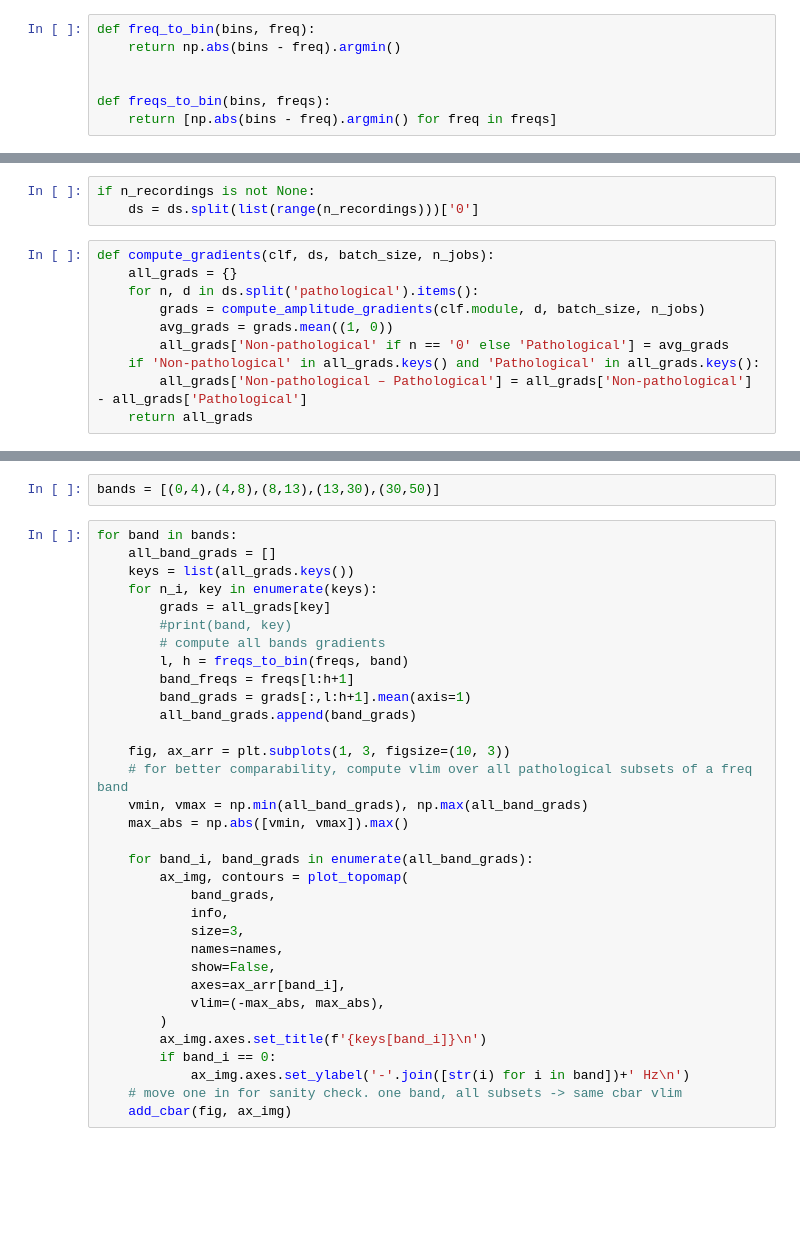
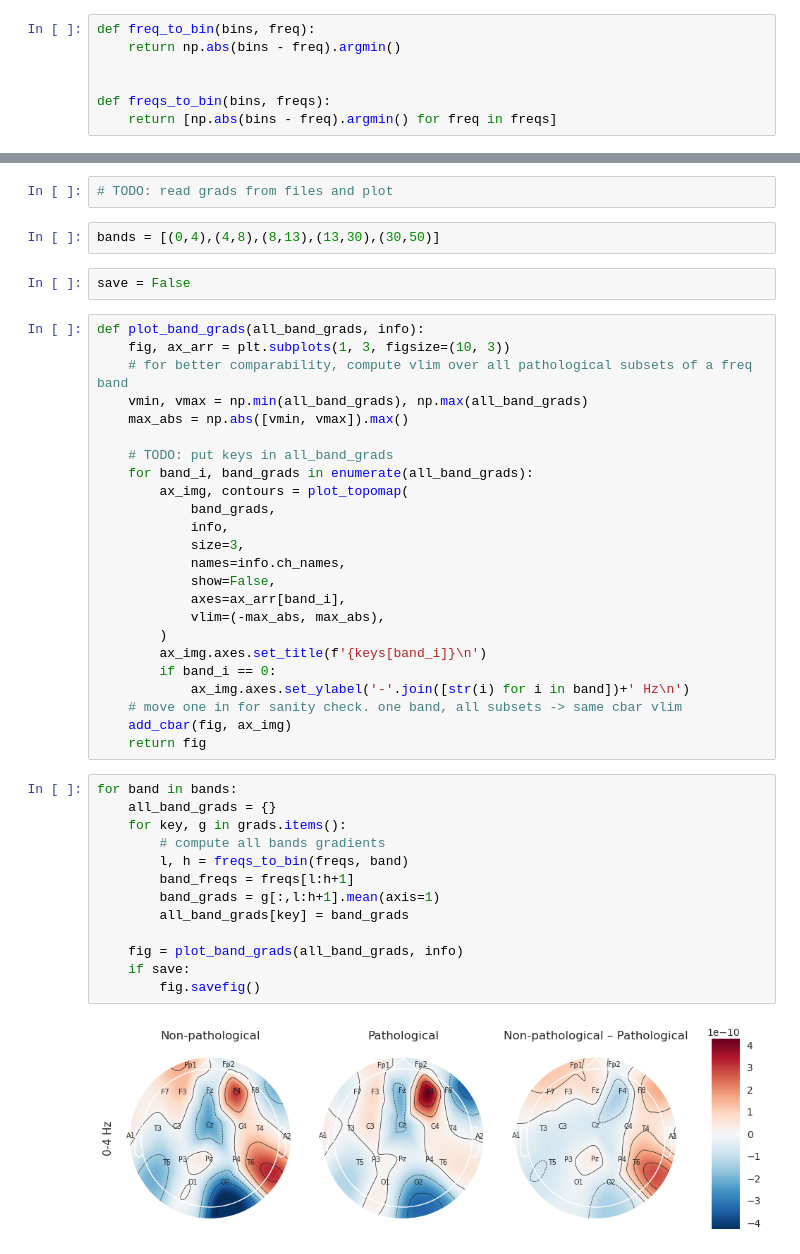
Before and after one commit to gemeinl/eeg-brain-age, a Jupyter notebook: amplitude_gradients.ipynb, the cells around one changed output, grey strips where cells are left out. Saved outputs shown, nothing was run; the diff lists cells and outputs as text; blank space fills up the shorter version.

```diff
--- a/amplitude_gradients.ipynb
+++ b/amplitude_gradients.ipynb
@@ -83,13 +83,0 @@ info = info.set_montage(montage)
-# %%
-if n_recordings is not None:
-    ds = ds.split(list(range(n_recordings)))['0']
-# %%
-def compute_gradients(clf, ds, batch_size, n_jobs):
-    all_grads = {}
-    for n, d in ds.split('pathological').items():
-        grads = compute_amplitude_gradients(clf.module, d, batch_size, n_jobs)
-        avg_grads = grads.mean((1, 0))
-        all_grads['Non-pathological' if n == '0' else 'Pathological'] = avg_grads
-    if 'Non-pathological' in all_grads.keys() and 'Pathological' in all_grads.keys():
-        all_grads['Non-pathological – Pathological'] = all_grads['Non-pathological'] - all_grads['Pathological']
-    return all_grads
@@ -99,29 +132,23 @@ all_grads = compute_gradients(clf, ds, batch_size, n_jobs)
+# %%
+# TODO: read grads from files and plot
 # %%
 bands = [(0,4),(4,8),(8,13),(13,30),(30,50)]
+# %%
+save = False
 # %%
-for band in bands:
-    all_band_grads = []
-    keys = list(all_grads.keys())
-    for n_i, key in enumerate(keys):
-        grads = all_grads[key]
-        #print(band, key)
-        # compute all bands gradients
-        l, h = freqs_to_bin(freqs, band)
-        band_freqs = freqs[l:h+1]
-        band_grads = grads[:,l:h+1].mean(axis=1)
-        all_band_grads.append(band_grads)
-
+def plot_band_grads(all_band_grads, info):
     fig, ax_arr = plt.subplots(1, 3, figsize=(10, 3))
     # for better comparability, compute vlim over all pathological subsets of a freq band
     vmin, vmax = np.min(all_band_grads), np.max(all_band_grads)
     max_abs = np.abs([vmin, vmax]).max()
 
+    # TODO: put keys in all_band_grads
     for band_i, band_grads in enumerate(all_band_grads):
         ax_img, contours = plot_topomap(
             band_grads,
             info,
             size=3,
-            names=names,
+            names=info.ch_names,
             show=False,
             axes=ax_arr[band_i],
             vlim=(-max_abs, max_abs),
@@ -131,3 +158,19 @@ for band in bands:
             ax_img.axes.set_ylabel('-'.join([str(i) for i in band])+' Hz\n')
     # move one in for sanity check. one band, all subsets -> same cbar vlim
     add_cbar(fig, ax_img)
+    return fig
+# %%
+for band in bands:
+    all_band_grads = {}
+    for key, g in grads.items():
+        # compute all bands gradients
+        l, h = freqs_to_bin(freqs, band)
+        band_freqs = freqs[l:h+1]
+        band_grads = g[:,l:h+1].mean(axis=1)
+        all_band_grads[key] = band_grads
+
+    fig = plot_band_grads(all_band_grads, info)
+    if save:
+        fig.savefig()
+# %% [output]
+[figure, added]
```
Also changed, not shown: parts of 17 cells of this notebook, 4 other files.
